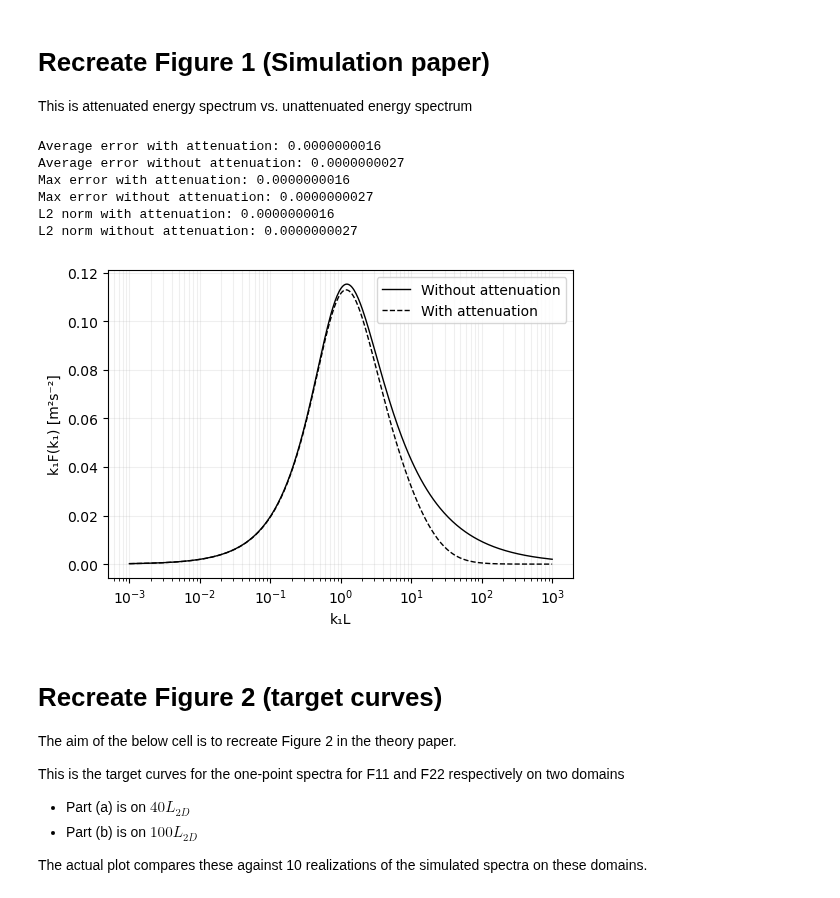
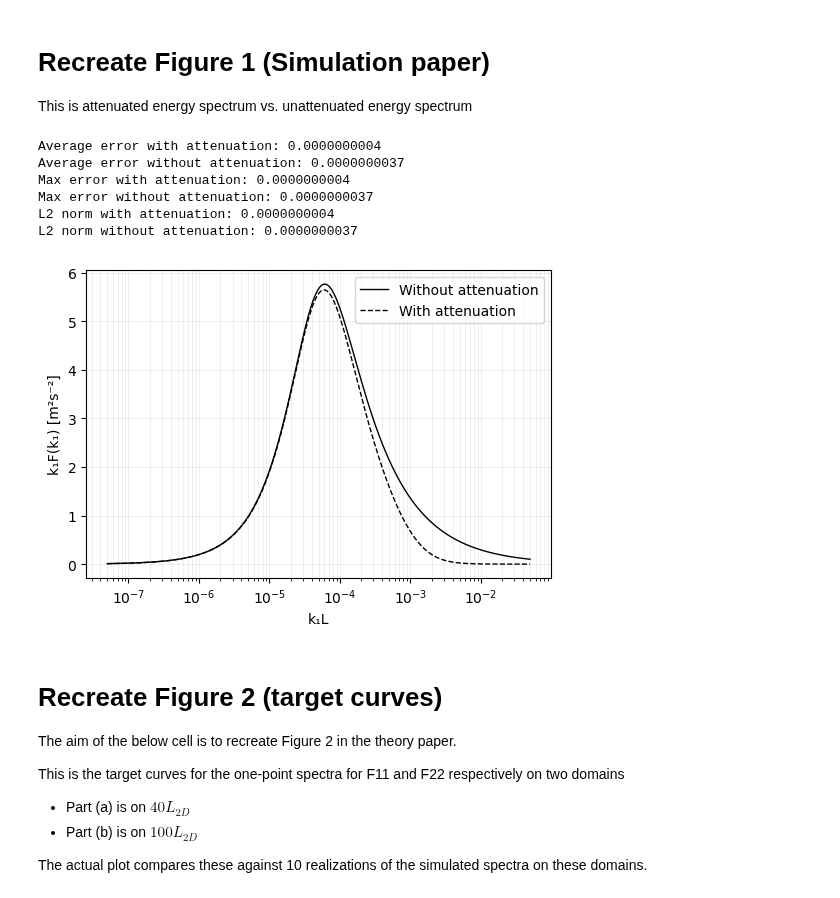
Before and after one commit to METHODS-Group/DRDMannTurb, a Jupyter notebook: examples-unrendered/MM_random_dev/eq6_numerical.ipynb, the cells around one changed output. Drawn from its saved outputs; the diff is of its cells as text; code cells hidden in the pictures.

```diff
--- a/examples-unrendered/MM_random_dev/eq6_numerical.ipynb
+++ b/examples-unrendered/MM_random_dev/eq6_numerical.ipynb
@@ -480,9 +480,9 @@ L2D = 20_000 # km
 z_i = 500 # m
 psi = np.deg2rad(43)
 
-c = 5e-8 # How the hell does one obtain the c value besides guessing?
+c = 5e-3
 
-k1L = np.logspace(-3, 3, 400)
+k1L = np.logspace(-3, 3, 400) / L2D
 
 ############################################
 # Collect the two arrays and resp errors
@@ -494,48 +494,48 @@ numerical_F11_attenuated = []
 numerical_F11_unattenuated = []
 
 for k1 in k1L:
-    atten_res, atten_err = eq6_numerical_F11_2D(k1 / L2D, psi, L2D, z_i, c, attenuated=True, use_k=True)
-    unatten_res, unatten_err = eq6_numerical_F11_2D(k1 / L2D, psi, L2D, z_i, c, attenuated=False, use_k=True)
+    atten_res, atten_err = eq6_numerical_F11_2D(k1, psi, L2D, z_i, c, attenuated=True, use_k=True)
+    unatten_res, unatten_err = eq6_numerical_F11_2D(k1, psi, L2D, z_i, c, attenuated=False, use_k=True)
 
     atten_err_list.append(atten_err)
     unatten_err_list.append(unatten_err)
 
     numerical_F11_attenuated.append(k1 * atten_res)
     numerical_F11_unattenuated.append(k1 * unatten_res)
 
 ############################################
 # Print some basic stats for the integration errors
 
 print(f"Average error with attenuation: {np.mean(atten_err):.10f}")
 print(f"Average error without attenuation: {np.mean(unatten_err):.10f}")
 
 print(f"Max error with attenuation: {np.max(atten_err):.10f}")
 print(f"Max error without attenuation: {np.max(unatten_err):.10f}")
 
 print(f"L2 norm with attenuation: {np.linalg.norm(atten_err):.10f}")
 print(f"L2 norm without attenuation: {np.linalg.norm(unatten_err):.10f}")
 
 ############################################
 # Plot
 
 plt.figure(figsize=(6, 4))
 
 plt.plot(k1L, numerical_F11_unattenuated, "-", color="black", label="Without attenuation", linewidth=1)
 plt.plot(k1L, numerical_F11_attenuated, "--", color="black", label="With attenuation", linewidth=1)
 plt.xscale("log")
 plt.xlabel("k₁L")
 plt.ylabel("k₁F(k₁) [m²s⁻²]")
 plt.grid(True, which="both", ls="-", alpha=0.2)
 plt.legend()
 plt.show()
 # %% [output]
-Average error with attenuation: 0.0000000016
-Average error without attenuation: 0.0000000027
-Max error with attenuation: 0.0000000016
-Max error without attenuation: 0.0000000027
-L2 norm with attenuation: 0.0000000016
-L2 norm without attenuation: 0.0000000027
+Average error with attenuation: 0.0000000004
+Average error without attenuation: 0.0000000037
+Max error with attenuation: 0.0000000004
+Max error without attenuation: 0.0000000037
+L2 norm with attenuation: 0.0000000004
+L2 norm without attenuation: 0.0000000037
-[figure, old version]
+[figure, new version]
 # %% [markdown]
 # Recreate Figure 2 (target curves)
 
```
Also changed, not shown: parts of 3 cells of this notebook, 4 other files.
